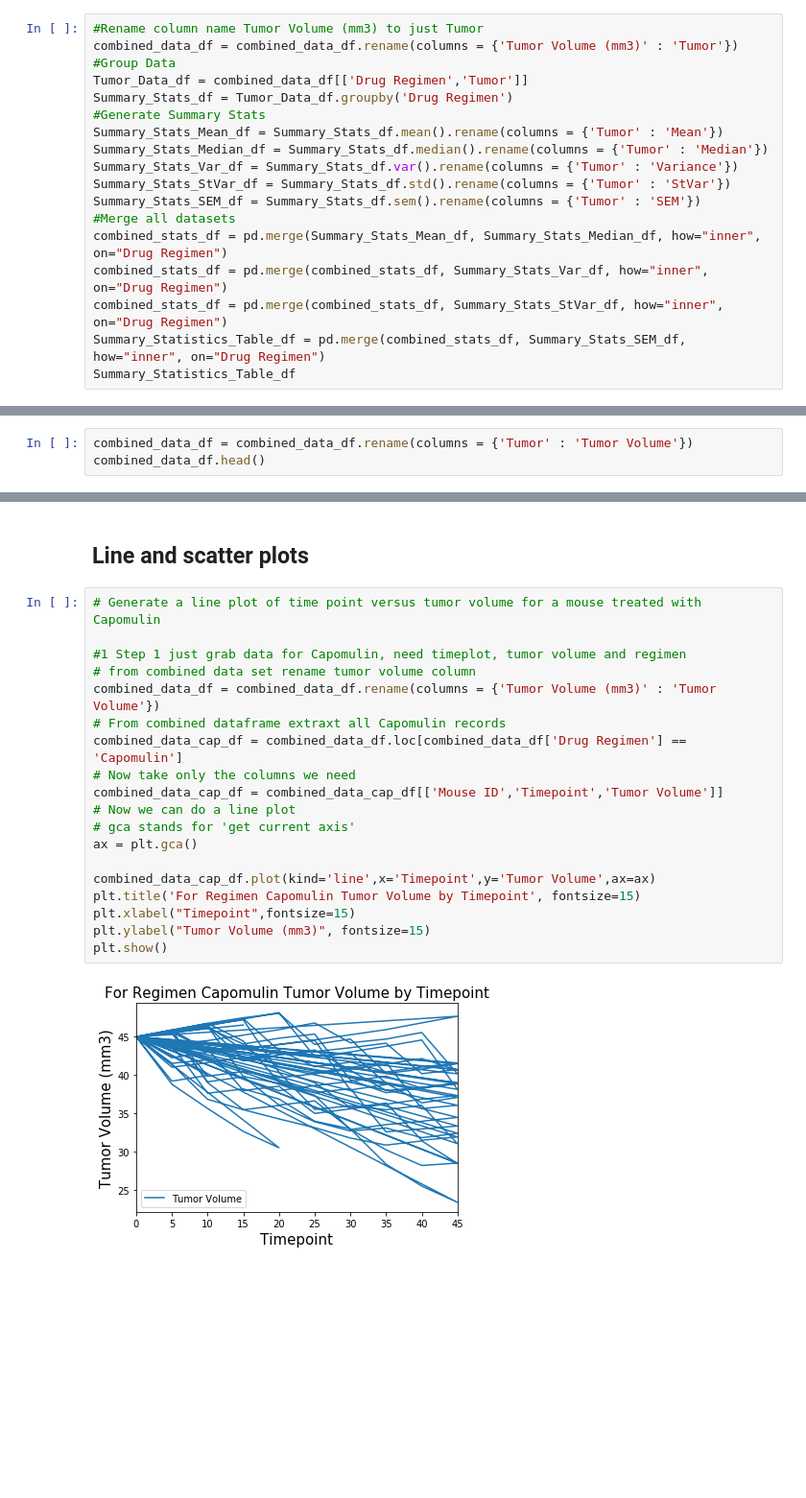
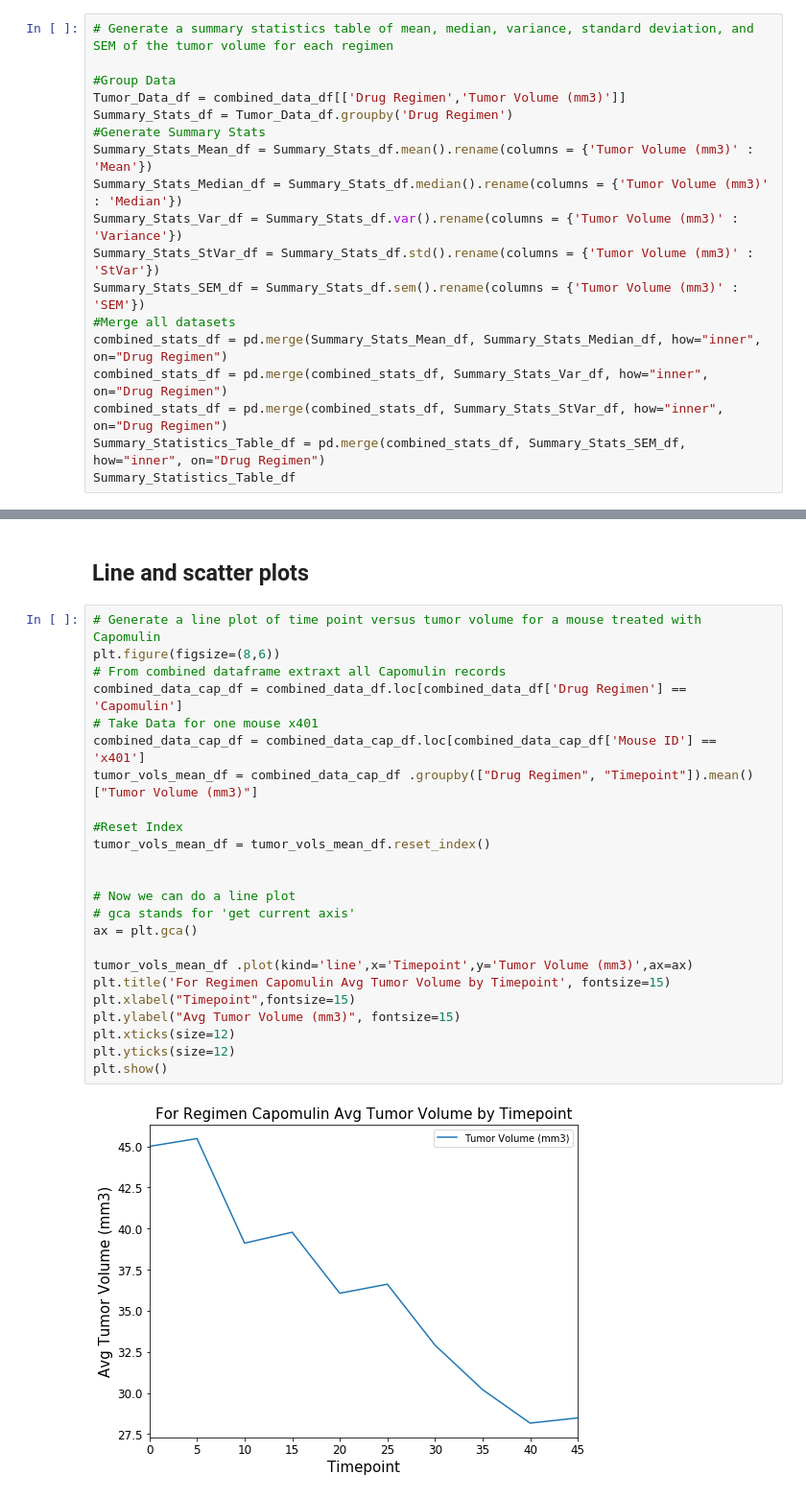
Before and after one commit to sirash007/matplotlib_challenge, a Jupyter notebook: Pymaceuticals/pymaceuticals_starter.ipynb, the cells around one changed output, grey strips where cells are left out. Shown at 96% size. Cells and saved outputs as stored; diff of their text form; blank space fills up the shorter version.

```diff
--- a/Pymaceuticals/pymaceuticals_starter.ipynb
+++ b/Pymaceuticals/pymaceuticals_starter.ipynb
@@ -38,15 +39,15 @@ combined_data_df.head()
 # %%
-#Rename column name Tumor Volume (mm3) to just Tumor
-combined_data_df = combined_data_df.rename(columns = {'Tumor Volume (mm3)' : 'Tumor'})
+# Generate a summary statistics table of mean, median, variance, standard deviation, and SEM of the tumor volume for each regimen
+
 #Group Data
-Tumor_Data_df = combined_data_df[['Drug Regimen','Tumor']]
+Tumor_Data_df = combined_data_df[['Drug Regimen','Tumor Volume (mm3)']]
 Summary_Stats_df = Tumor_Data_df.groupby('Drug Regimen')
 #Generate Summary Stats
-Summary_Stats_Mean_df = Summary_Stats_df.mean().rename(columns = {'Tumor' : 'Mean'})
-Summary_Stats_Median_df = Summary_Stats_df.median().rename(columns = {'Tumor' : 'Median'})
-Summary_Stats_Var_df = Summary_Stats_df.var().rename(columns = {'Tumor' : 'Variance'})
-Summary_Stats_StVar_df = Summary_Stats_df.std().rename(columns = {'Tumor' : 'StVar'})
-Summary_Stats_SEM_df = Summary_Stats_df.sem().rename(columns = {'Tumor' : 'SEM'})
+Summary_Stats_Mean_df = Summary_Stats_df.mean().rename(columns = {'Tumor Volume (mm3)' : 'Mean'})
+Summary_Stats_Median_df = Summary_Stats_df.median().rename(columns = {'Tumor Volume (mm3)' : 'Median'})
+Summary_Stats_Var_df = Summary_Stats_df.var().rename(columns = {'Tumor Volume (mm3)' : 'Variance'})
+Summary_Stats_StVar_df = Summary_Stats_df.std().rename(columns = {'Tumor Volume (mm3)' : 'StVar'})
+Summary_Stats_SEM_df = Summary_Stats_df.sem().rename(columns = {'Tumor Volume (mm3)' : 'SEM'})
 #Merge all datasets
 combined_stats_df = pd.merge(Summary_Stats_Mean_df, Summary_Stats_Median_df, how="inner", on="Drug Regimen")
 combined_stats_df = pd.merge(combined_stats_df, Summary_Stats_Var_df, how="inner", on="Drug Regimen")
@@ -166,3 +151,0 @@ plt.show()
-# %%
-combined_data_df = combined_data_df.rename(columns = {'Tumor' : 'Tumor Volume'})
-combined_data_df.head()
@@ -238,25 +264,30 @@ ax.set_title("Final Tumor Volume of Each Mouse across Top 4 Regimens",fontsize=2
 ## Line and scatter plots
 # %%
 # Generate a line plot of time point versus tumor volume for a mouse treated with Capomulin
-
-#1 Step 1 just grab data for Capomulin, need timeplot, tumor volume and regimen
-# from combined data set rename tumor volume column
-combined_data_df = combined_data_df.rename(columns = {'Tumor Volume (mm3)' : 'Tumor Volume'})
+plt.figure(figsize=(8,6))
 # From combined dataframe extraxt all Capomulin records
 combined_data_cap_df = combined_data_df.loc[combined_data_df['Drug Regimen'] == 'Capomulin']
-# Now take only the columns we need
-combined_data_cap_df = combined_data_cap_df[['Mouse ID','Timepoint','Tumor Volume']]
+# Take Data for one mouse x401
+combined_data_cap_df = combined_data_cap_df.loc[combined_data_cap_df['Mouse ID'] == 'x401']
+tumor_vols_mean_df = combined_data_cap_df .groupby(["Drug Regimen", "Timepoint"]).mean()["Tumor Volume (mm3)"]
+
+#Reset Index
+tumor_vols_mean_df = tumor_vols_mean_df.reset_index()
+
+
 # Now we can do a line plot
 # gca stands for 'get current axis'
 ax = plt.gca()
 
-combined_data_cap_df.plot(kind='line',x='Timepoint',y='Tumor Volume',ax=ax)
-plt.title('For Regimen Capomulin Tumor Volume by Timepoint', fontsize=15)
+tumor_vols_mean_df .plot(kind='line',x='Timepoint',y='Tumor Volume (mm3)',ax=ax)
+plt.title('For Regimen Capomulin Avg Tumor Volume by Timepoint', fontsize=15)
 plt.xlabel("Timepoint",fontsize=15)
-plt.ylabel("Tumor Volume (mm3)", fontsize=15)
+plt.ylabel("Avg Tumor Volume (mm3)", fontsize=15)
+plt.xticks(size=12)
+plt.yticks(size=12)
 plt.show()
 # %% [output]
-[figure, old version]
+[figure, new version]
 # %%
 # Generate a scatter plot of mouse weight versus average tumor volume for the Capomulin regimen
 
```
Also changed, not shown: parts of 15 cells of this notebook.
